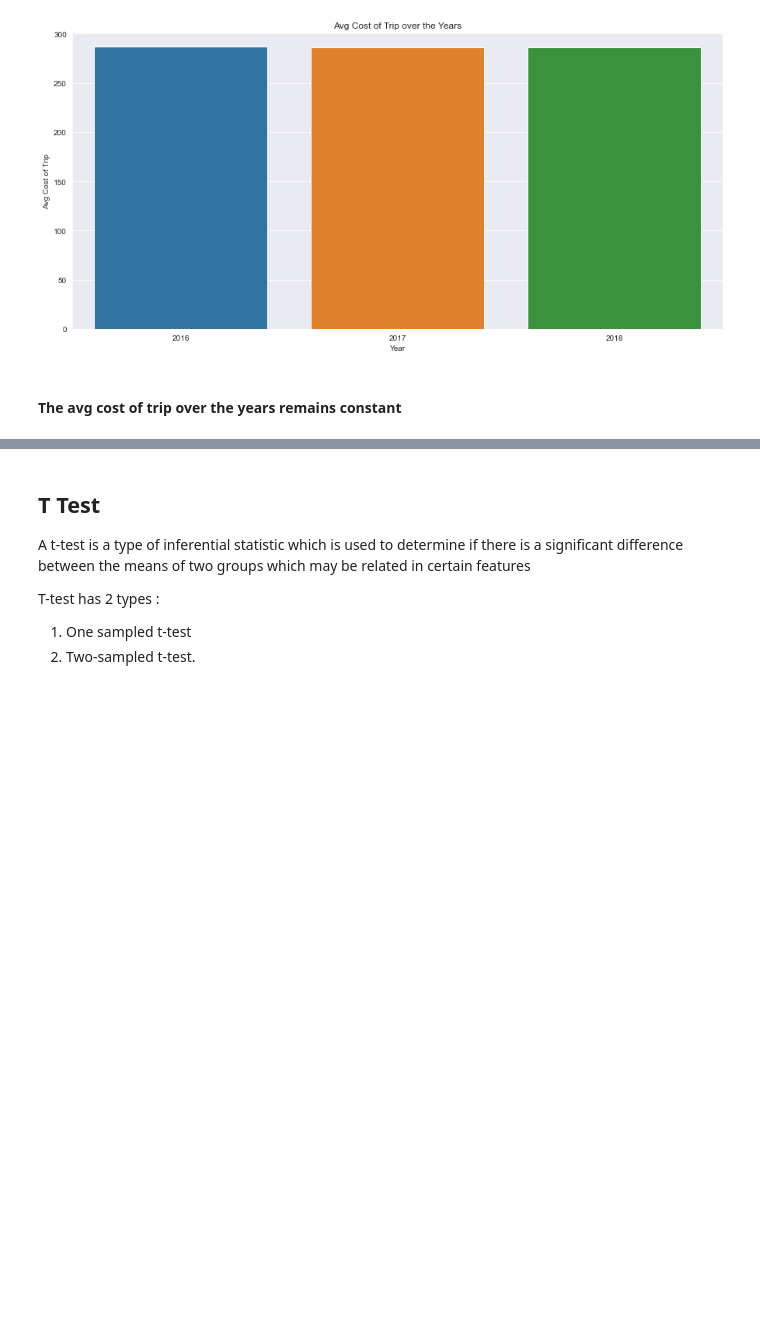
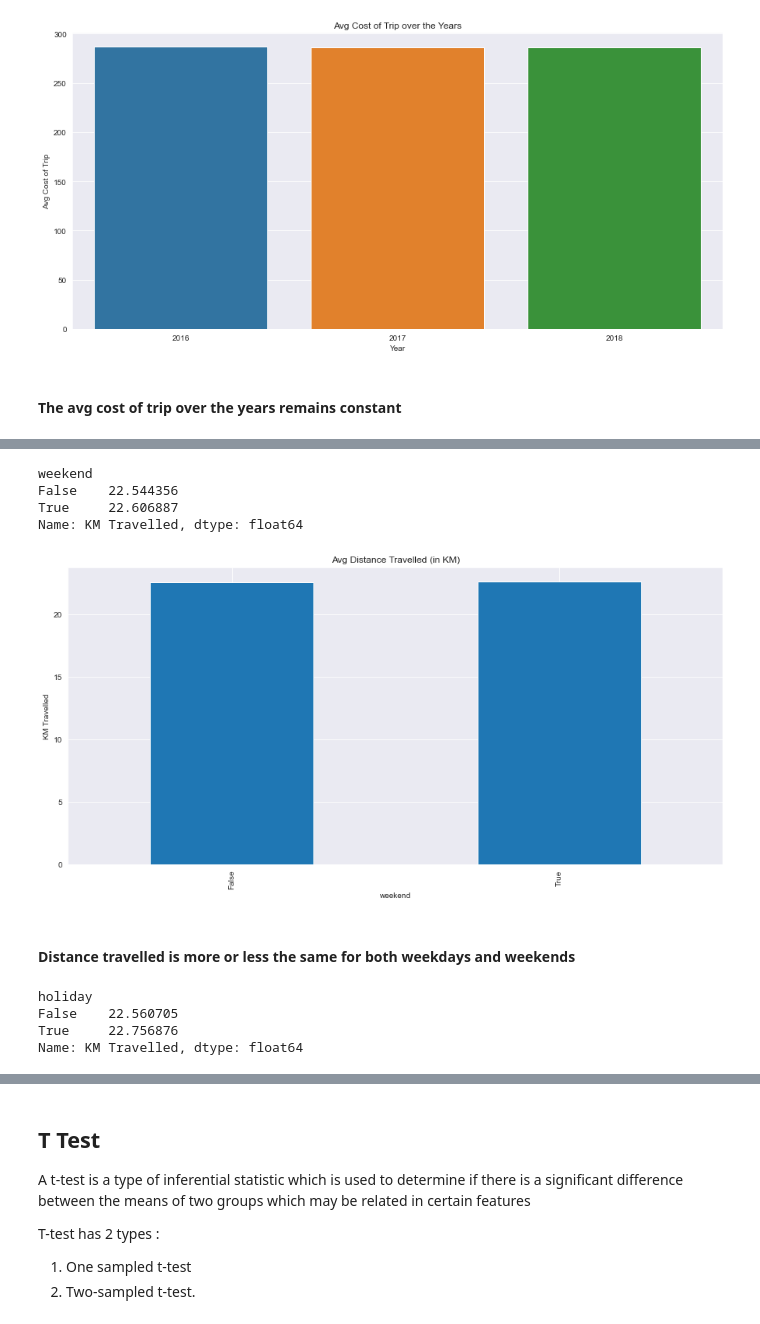
Before and after one commit to swapnilvishwakarma/Insight-for-Cab-Investment-firm, a Jupyter notebook: Final Insights.ipynb, the cells around one changed output, grey strips where cells are left out. Drawn from its saved outputs; the diff is of its cells as text; code cells hidden in the pictures; blank space fills up the shorter version.

```diff
--- a/Final Insights.ipynb
+++ b/Final Insights.ipynb
@@ -576,0 +582,3 @@ plt.show()
+# %%
+holidays = pd.read_csv('us_bank_holidays.csv')
+holidays.head()
@@ -576,0 +592,9 @@ plt.show()
+# %%
+holidays.drop(['year', 'month', 'wday', 'dayno'], axis=1, inplace=True)
+holidays['date'] = pd.to_datetime(holidays['date'])
+# %%
+holidays.sort_values(by='date', inplace=True)
+holidays.set_index('date', inplace=True)
+
+df = pd.merge(df, holidays, left_index=True, right_index=True)
+df.head()
@@ -576,0 +609,20 @@ plt.show()
+# %%
+df.groupby('weekend')['KM Travelled'].mean()
+# %% [output]
+weekend
+False    22.544356
+True     22.606887
+Name: KM Travelled, dtype: float64
+# %%
+df.groupby('weekend')['KM Travelled'].mean().plot(kind='bar', figsize=(15,7), ylabel='KM Travelled', title='Avg Distance Travelled (in KM)');
+# %% [output]
+[figure, added]
+# %% [markdown]
+#### Distance travelled is more or less the same for both weekdays and weekends
+# %%
+df.groupby('holiday')['KM Travelled'].mean()
+# %% [output]
+holiday
+False    22.560705
+True     22.756876
+Name: KM Travelled, dtype: float64
```
Also changed, not shown: parts of 87 cells of this notebook, 3 other files.
